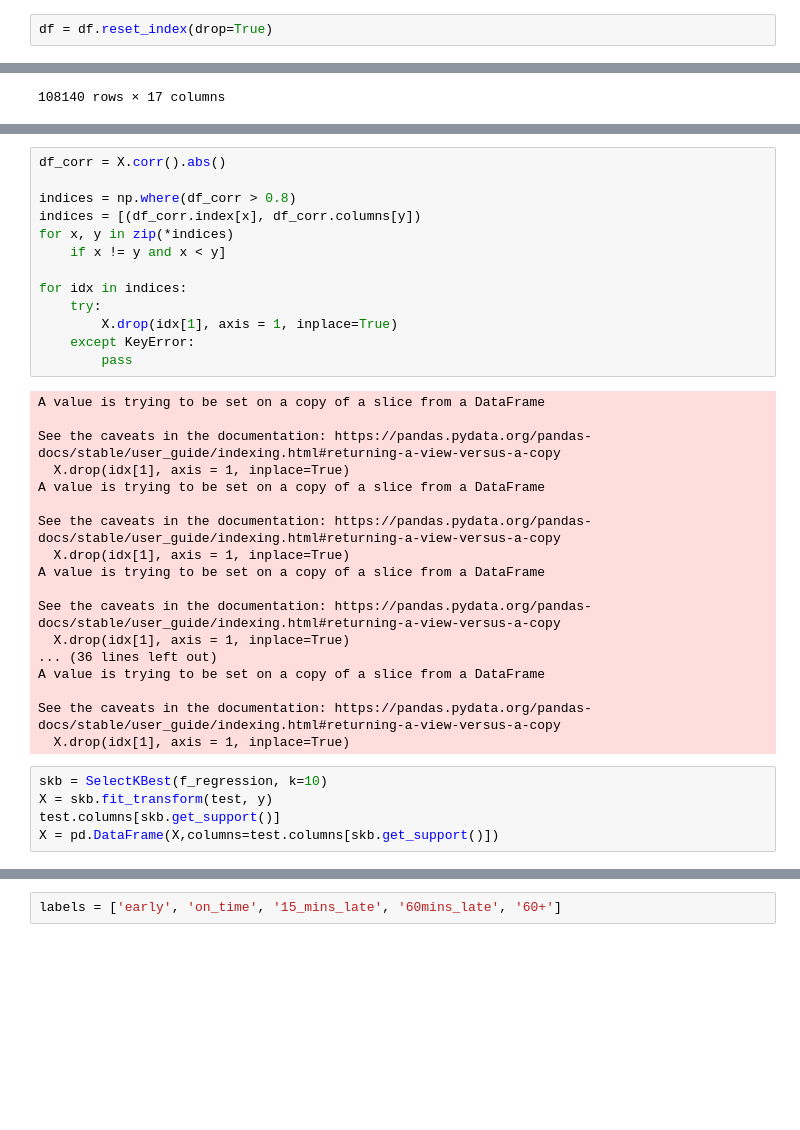
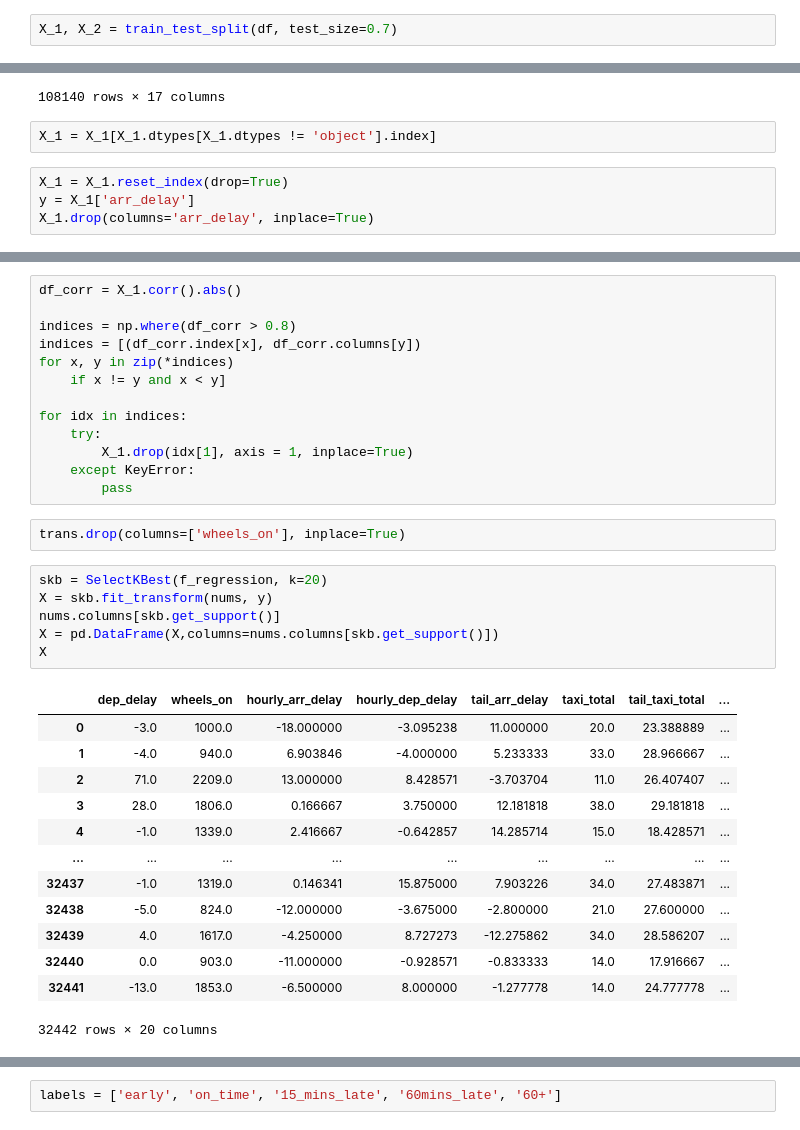
Before and after one commit to Graham-Broughton/flight_delay, a Jupyter notebook: Feature_Engineering/Workbook.ipynb, the cells around one changed output, grey strips where cells are left out. Cells and saved outputs as stored; diff of their text form; blank space fills up the shorter version.

```diff
--- a/Feature_Engineering/Workbook.ipynb
+++ b/Feature_Engineering/Workbook.ipynb
@@ -177,5 +315,5 @@ df = df.dropna()
-# %%
-df = df.reset_index(drop=True)
+# %%
+X_1, X_2 = train_test_split(df, test_size=0.7)
 # %%
 y = df['arr_delay']
 # %%
@@ -237,5 +375,11 @@ df2
 | 108138 | 12.812500 | 10.0 | 8.416667 | 4.375000 | -10.625000 | ... |
 | 108139 | 24.000000 | 24.0 | 12.214286 | 4.400000 | -10.000000 | ... |
 108140 rows × 17 columns
+# %%
+X_1 = X_1[X_1.dtypes[X_1.dtypes != 'object'].index]
+# %%
+X_1 = X_1.reset_index(drop=True)
+y = X_1['arr_delay']
+X_1.drop(columns='arr_delay', inplace=True)
 # %%
 vt = VarianceThreshold(0.1)
@@ -259,5 +391,5 @@ trans
 # %%
-df_corr = X.corr().abs()
+df_corr = X_1.corr().abs()
 
 indices = np.where(df_corr > 0.8)
 indices = [(df_corr.index[x], df_corr.columns[y])
@@ -266,30 +398,29 @@ for x, y in zip(*indices)
 
 for idx in indices:
     try:
-        X.drop(idx[1], axis = 1, inplace=True)
+        X_1.drop(idx[1], axis = 1, inplace=True)
     except KeyError:
         pass
-# %% [output]
-A value is trying to be set on a copy of a slice from a DataFrame
-
-See the caveats in the documentation: https://pandas.pydata.org/pandas-docs/stable/user_guide/indexing.html#returning-a-view-versus-a-copy
-  X.drop(idx[1], axis = 1, inplace=True)
-A value is trying to be set on a copy of a slice from a DataFrame
-
-See the caveats in the documentation: https://pandas.pydata.org/pandas-docs/stable/user_guide/indexing.html#returning-a-view-versus-a-copy
-  X.drop(idx[1], axis = 1, inplace=True)
-A value is trying to be set on a copy of a slice from a DataFrame
-
-See the caveats in the documentation: https://pandas.pydata.org/pandas-docs/stable/user_guide/indexing.html#returning-a-view-versus-a-copy
-  X.drop(idx[1], axis = 1, inplace=True)
-... (36 lines left out)
-A value is trying to be set on a copy of a slice from a DataFrame
-
-See the caveats in the documentation: https://pandas.pydata.org/pandas-docs/stable/user_guide/indexing.html#returning-a-view-versus-a-copy
-  X.drop(idx[1], axis = 1, inplace=True)
+# %%
+trans.drop(columns=['wheels_on'], inplace=True)
 # %%
-skb = SelectKBest(f_regression, k=10)
-X = skb.fit_transform(test, y)
-test.columns[skb.get_support()]
-X = pd.DataFrame(X,columns=test.columns[skb.get_support()])
+skb = SelectKBest(f_regression, k=20)
+X = skb.fit_transform(nums, y)
+nums.columns[skb.get_support()]
+X = pd.DataFrame(X,columns=nums.columns[skb.get_support()])
+X
+# %% [output]
+|  | dep_delay | wheels_on | hourly_arr_delay | hourly_dep_delay | tail_arr_delay | taxi_total | tail_taxi_total | ... |
+| 0 | -3.0 | 1000.0 | -18.000000 | -3.095238 | 11.000000 | 20.0 | 23.388889 | ... |
+| 1 | -4.0 | 940.0 | 6.903846 | -4.000000 | 5.233333 | 33.0 | 28.966667 | ... |
+| 2 | 71.0 | 2209.0 | 13.000000 | 8.428571 | -3.703704 | 11.0 | 26.407407 | ... |
+| 3 | 28.0 | 1806.0 | 0.166667 | 3.750000 | 12.181818 | 38.0 | 29.181818 | ... |
+| 4 | -1.0 | 1339.0 | 2.416667 | -0.642857 | 14.285714 | 15.0 | 18.428571 | ... |
+| ... | ... | ... | ... | ... | ... | ... | ... | ... |
+| 32437 | -1.0 | 1319.0 | 0.146341 | 15.875000 | 7.903226 | 34.0 | 27.483871 | ... |
+| 32438 | -5.0 | 824.0 | -12.000000 | -3.675000 | -2.800000 | 21.0 | 27.600000 | ... |
+| 32439 | 4.0 | 1617.0 | -4.250000 | 8.727273 | -12.275862 | 34.0 | 28.586207 | ... |
+| 32440 | 0.0 | 903.0 | -11.000000 | -0.928571 | -0.833333 | 14.0 | 17.916667 | ... |
+| 32441 | -13.0 | 1853.0 | -6.500000 | 8.000000 | -1.277778 | 14.0 | 24.777778 | ... |
+32442 rows × 20 columns
 # %%
```
Also changed, not shown: parts of 27 cells of this notebook, 4 other files.
